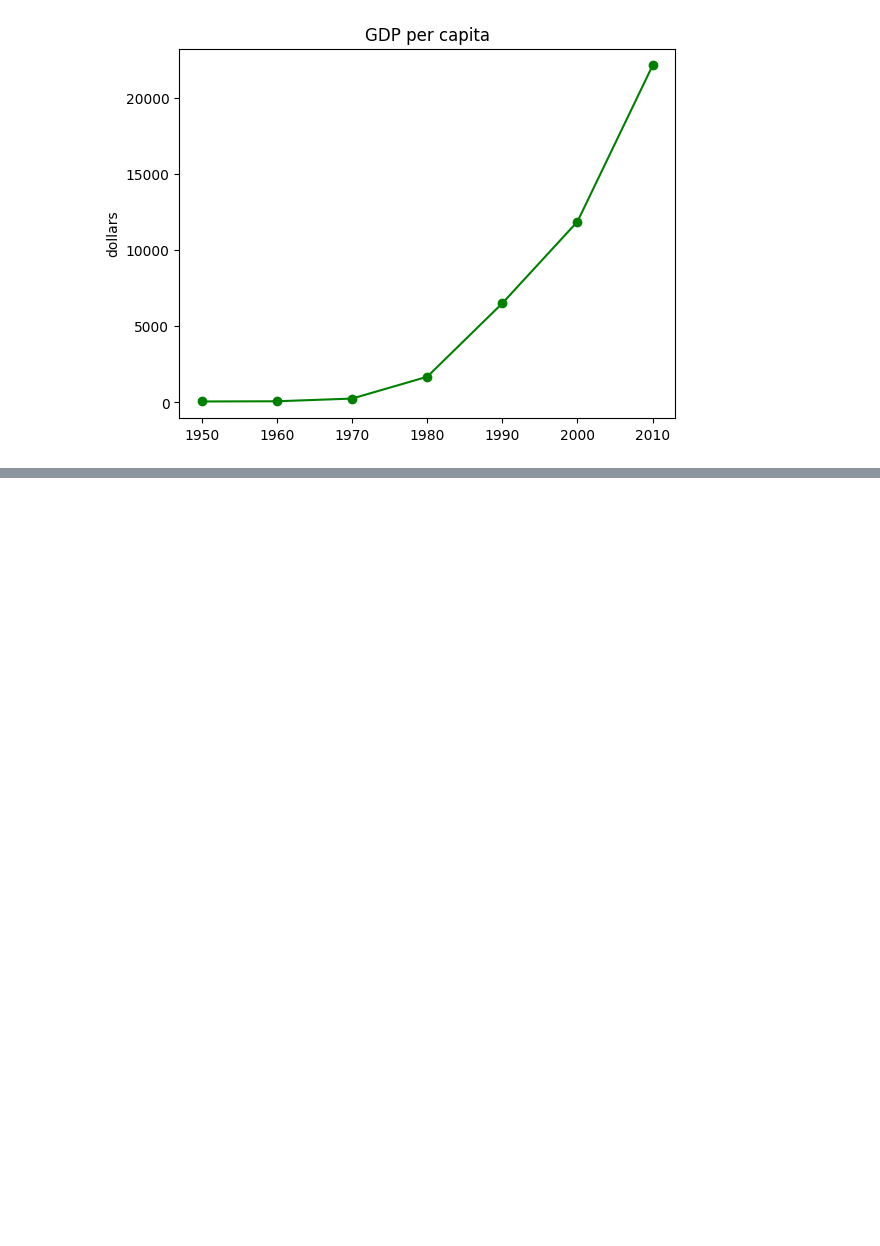
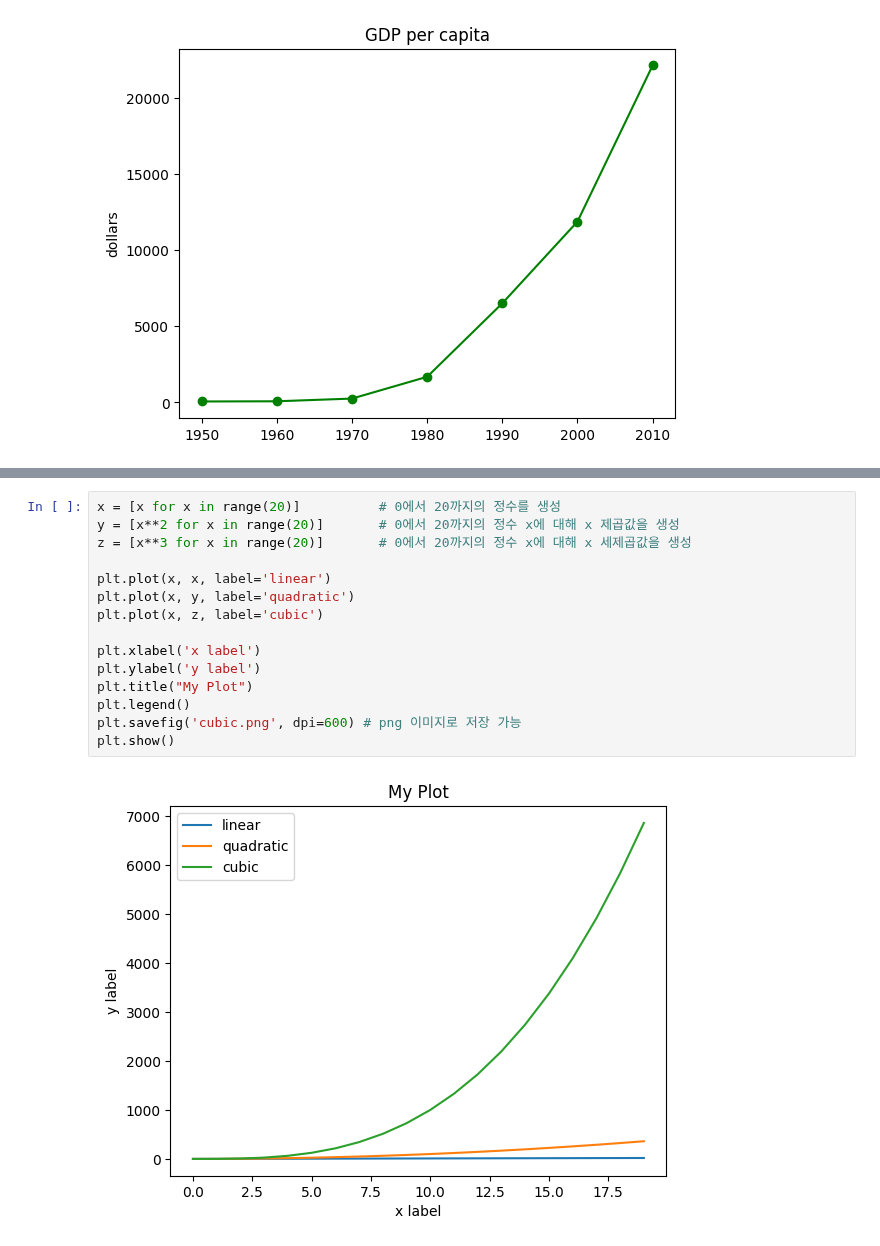
Before and after one commit to wamong/DMU-JMJ, a Jupyter notebook: 1학년2학기/교양파이썬/11주차/py_week11.ipynb, the cells around one changed output, grey strips where cells are left out. Drawn from its saved outputs; the diff is of its cells as text; blank space fills up the shorter version.

```diff
--- a/1학년2학기/교양파이썬/11주차/py_week11.ipynb
+++ b/1학년2학기/교양파이썬/11주차/py_week11.ipynb
@@ -30,3 +30,20 @@ plt.savefig('quadratic.png', dpi=600) # png 이미지로 저장 가능
 plt.show()
 # %% [output]
 [figure]
+# %%
+x = [x for x in range(20)]          # 0에서 20까지의 정수를 생성
+y = [x**2 for x in range(20)]       # 0에서 20까지의 정수 x에 대해 x 제곱값을 생성
+z = [x**3 for x in range(20)]       # 0에서 20까지의 정수 x에 대해 x 세제곱값을 생성
+
+plt.plot(x, x, label='linear')
+plt.plot(x, y, label='quadratic')
+plt.plot(x, z, label='cubic')
+
+plt.xlabel('x label')
+plt.ylabel('y label')
+plt.title("My Plot")
+plt.legend()
+plt.savefig('cubic.png', dpi=600) # png 이미지로 저장 가능
+plt.show()
+# %% [output]
+[figure, added]
```
Also changed, not shown: parts of 1 cell of this notebook, 1 other file.
